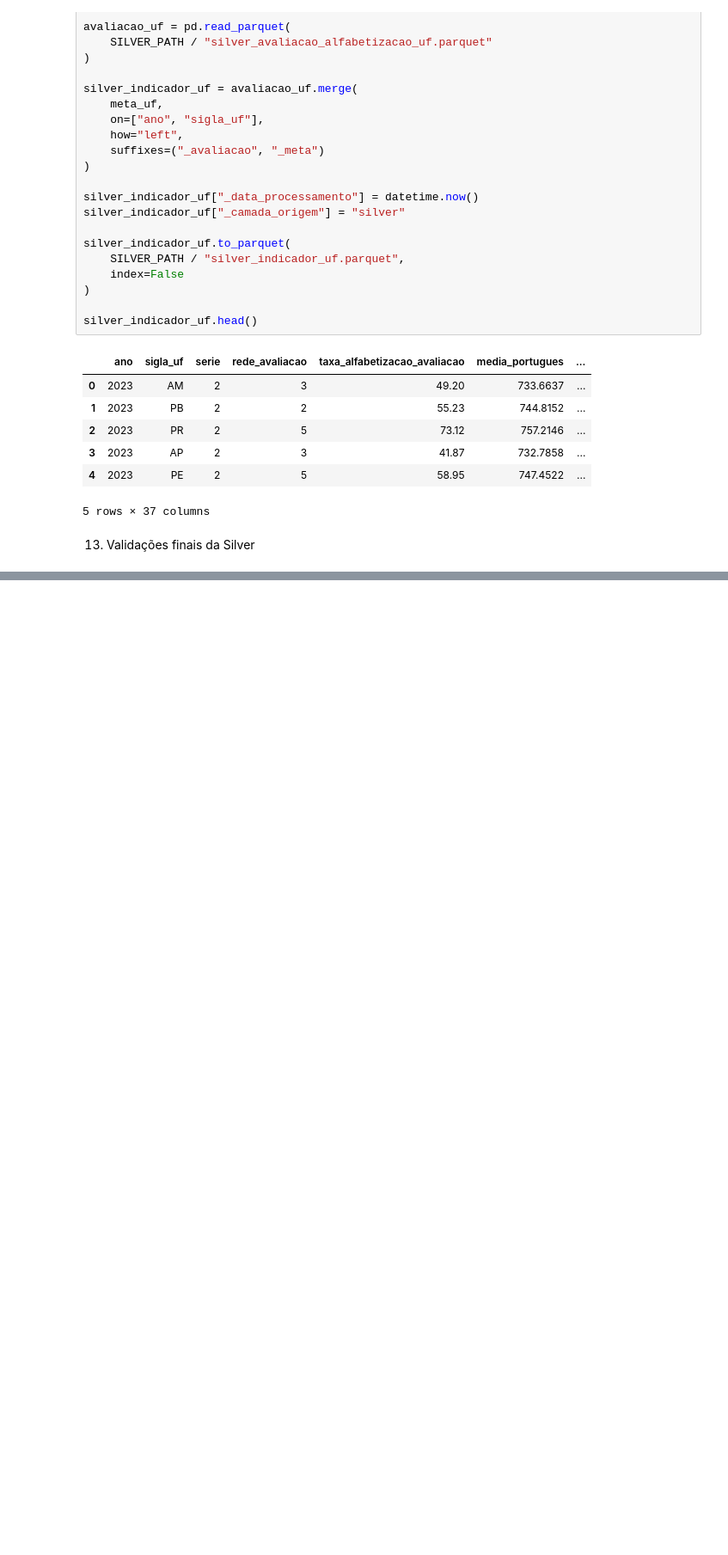
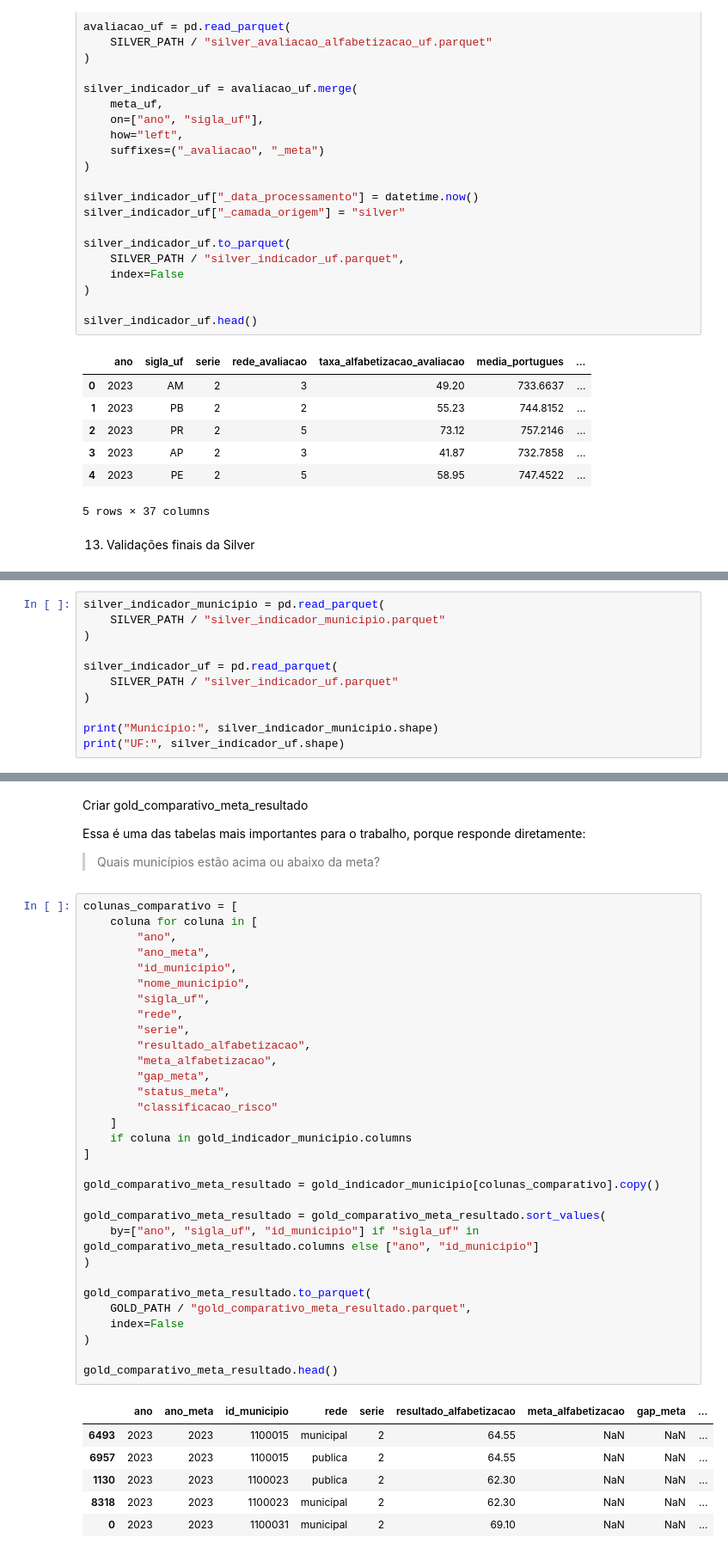
Before and after one commit to EdsonDoro/TechChallenge-Fase2, a Jupyter notebook: etl.ipynb, the cells around one changed output, grey strips where cells are left out. Shown at 86% size. Drawn from its saved outputs; the diff is of its cells as text; blank space fills up the shorter version.

Commit message:
Primeiro Commit Gold Layer para analise

```diff
--- a/etl.ipynb
+++ b/etl.ipynb
@@ -1023,0 +1053,11 @@ Duplicados:
+# %%
+silver_indicador_municipio = pd.read_parquet(
+    SILVER_PATH / "silver_indicador_municipio.parquet"
+)
+
+silver_indicador_uf = pd.read_parquet(
+    SILVER_PATH / "silver_indicador_uf.parquet"
+)
+
+print("Município:", silver_indicador_municipio.shape)
+print("UF:", silver_indicador_uf.shape)
@@ -1023,0 +1207,44 @@ Duplicados:
+# %% [markdown]
+Criar gold_comparativo_meta_resultado
+
+Essa é uma das tabelas mais importantes para o trabalho, porque responde diretamente:
+
+> Quais municípios estão acima ou abaixo da meta?
+# %%
+colunas_comparativo = [
+    coluna for coluna in [
+        "ano",
+        "ano_meta",
+        "id_municipio",
+        "nome_municipio",
+        "sigla_uf",
+        "rede",
+        "serie",
+        "resultado_alfabetizacao",
+        "meta_alfabetizacao",
+        "gap_meta",
+        "status_meta",
+        "classificacao_risco"
+    ]
+    if coluna in gold_indicador_municipio.columns
+]
+
+gold_comparativo_meta_resultado = gold_indicador_municipio[colunas_comparativo].copy()
+
+gold_comparativo_meta_resultado = gold_comparativo_meta_resultado.sort_values(
+    by=["ano", "sigla_uf", "id_municipio"] if "sigla_uf" in gold_comparativo_meta_resultado.columns else ["ano", "id_municipio"]
+)
+
+gold_comparativo_meta_resultado.to_parquet(
+    GOLD_PATH / "gold_comparativo_meta_resultado.parquet",
+    index=False
+)
+
+gold_comparativo_meta_resultado.head()
+# %% [output]
+|  | ano | ano_meta | id_municipio | rede | serie | resultado_alfabetizacao | meta_alfabetizacao | gap_meta | ... |
+| 6493 | 2023 | 2023 | 1100015 | municipal | 2 | 64.55 | NaN | NaN | ... |
+| 6957 | 2023 | 2023 | 1100015 | publica | 2 | 64.55 | NaN | NaN | ... |
+| 1130 | 2023 | 2023 | 1100023 | publica | 2 | 62.30 | NaN | NaN | ... |
+| 8318 | 2023 | 2023 | 1100023 | municipal | 2 | 62.30 | NaN | NaN | ... |
+| 0 | 2023 | 2023 | 1100031 | municipal | 2 | 69.10 | NaN | NaN | ... |
```
Also changed, not shown: parts of 22 cells of this notebook, 30 other files.
